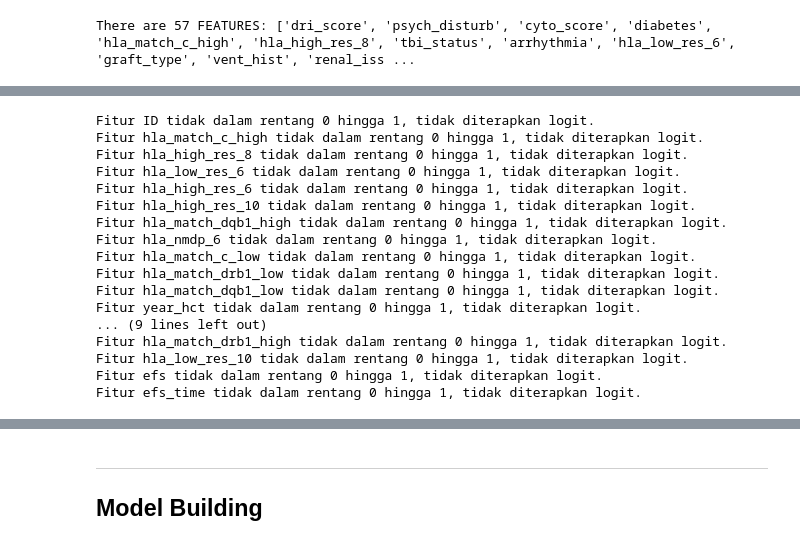
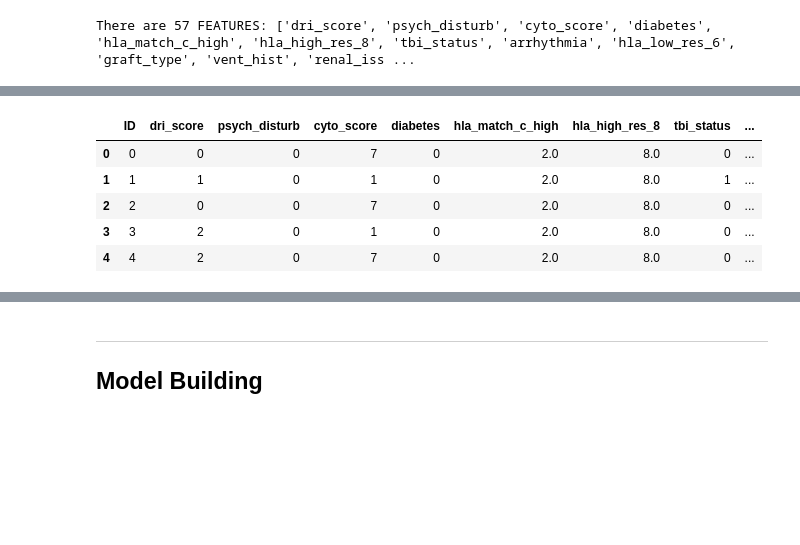
Before and after one commit to Akma86/CIBMTR---Equity-in-post-HCT-Survival-Predictions, a Jupyter notebook: main.ipynb, the cells around one changed output, grey strips where cells are left out. Saved outputs shown, nothing was run; the diff lists cells and outputs as text; code cells hidden in the pictures; blank space fills up the shorter version.

```diff
--- a/main.ipynb
+++ b/main.ipynb
@@ -283,32 +350,9 @@ We LABEL ENCODE the CATEGORICAL FEATURES: dri_score, psych_disturb, cyto_score,
-# %%
-def logit(p):
-    return np.log(p) - np.log(1 - p)
-
-# Identifikasi fitur numerik
-numerical_features = train.select_dtypes(include=[np.number]).columns
-
-# Terapkan logit hanya pada fitur yang berada di antara 0 dan 1
-for var in numerical_features:
-    # Pastikan nilai dalam rentang yang valid (0 < p < 1)
-    if train[var].min() > 0 and train[var].max() < 1:
-        train[f'logit_{var}'] = train[var].apply(logit)
-    else:
-        print(f"Fitur {var} tidak dalam rentang 0 hingga 1, tidak diterapkan logit.")
-# %% [output]
-Fitur ID tidak dalam rentang 0 hingga 1, tidak diterapkan logit.
-Fitur hla_match_c_high tidak dalam rentang 0 hingga 1, tidak diterapkan logit.
-Fitur hla_high_res_8 tidak dalam rentang 0 hingga 1, tidak diterapkan logit.
-Fitur hla_low_res_6 tidak dalam rentang 0 hingga 1, tidak diterapkan logit.
-Fitur hla_high_res_6 tidak dalam rentang 0 hingga 1, tidak diterapkan logit.
-Fitur hla_high_res_10 tidak dalam rentang 0 hingga 1, tidak diterapkan logit.
-Fitur hla_match_dqb1_high tidak dalam rentang 0 hingga 1, tidak diterapkan logit.
-Fitur hla_nmdp_6 tidak dalam rentang 0 hingga 1, tidak diterapkan logit.
-Fitur hla_match_c_low tidak dalam rentang 0 hingga 1, tidak diterapkan logit.
-Fitur hla_match_drb1_low tidak dalam rentang 0 hingga 1, tidak diterapkan logit.
-Fitur hla_match_dqb1_low tidak dalam rentang 0 hingga 1, tidak diterapkan logit.
-Fitur year_hct tidak dalam rentang 0 hingga 1, tidak diterapkan logit.
-... (9 lines left out)
-Fitur hla_match_drb1_high tidak dalam rentang 0 hingga 1, tidak diterapkan logit.
-Fitur hla_low_res_10 tidak dalam rentang 0 hingga 1, tidak diterapkan logit.
-Fitur efs tidak dalam rentang 0 hingga 1, tidak diterapkan logit.
-Fitur efs_time tidak dalam rentang 0 hingga 1, tidak diterapkan logit.
+# %%
+train.head()
+# %% [output]
+|  | ID | dri_score | psych_disturb | cyto_score | diabetes | hla_match_c_high | hla_high_res_8 | tbi_status | ... |
+| 0 | 0 | 0 | 0 | 7 | 0 | 2.0 | 8.0 | 0 | ... |
+| 1 | 1 | 1 | 0 | 1 | 0 | 2.0 | 8.0 | 1 | ... |
+| 2 | 2 | 0 | 0 | 7 | 0 | 2.0 | 8.0 | 0 | ... |
+| 3 | 3 | 2 | 0 | 1 | 0 | 2.0 | 8.0 | 0 | ... |
+| 4 | 4 | 2 | 0 | 7 | 0 | 2.0 | 8.0 | 0 | ... |
```
Also changed, not shown: parts of 20 cells of this notebook, 3 other files.
